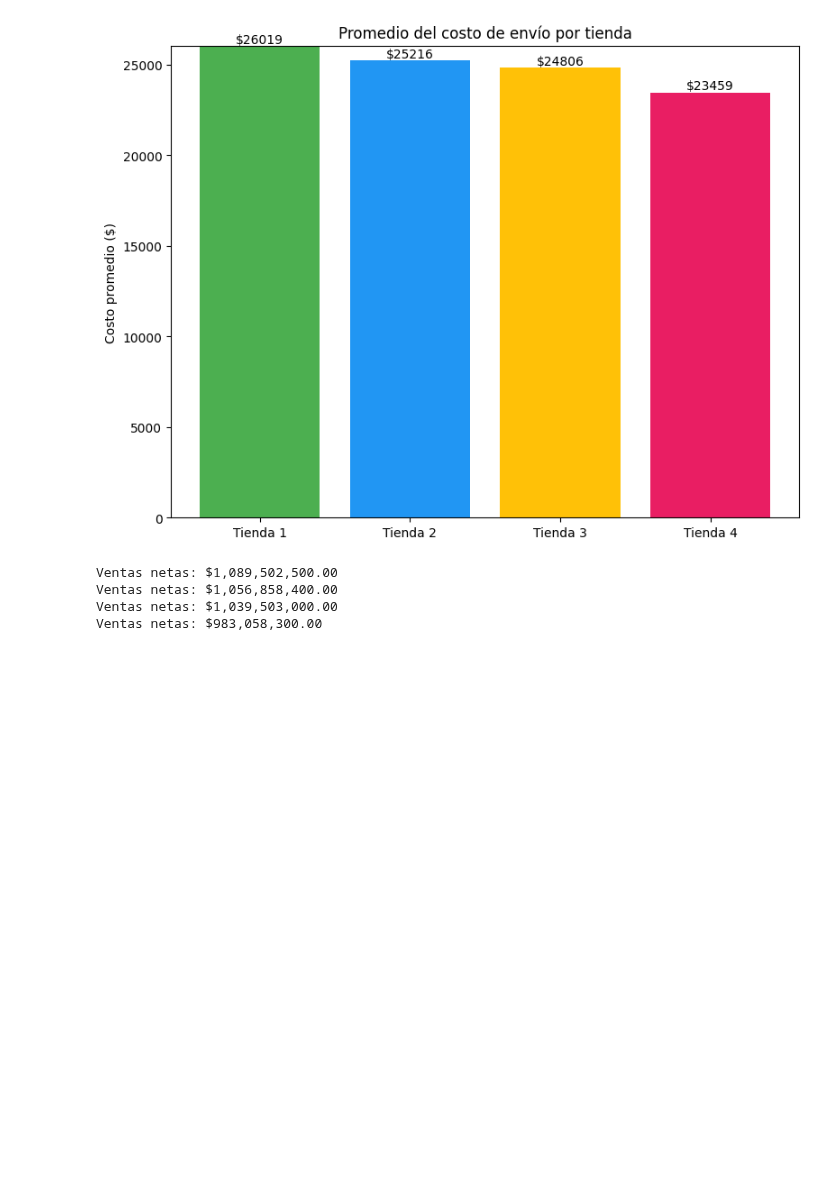
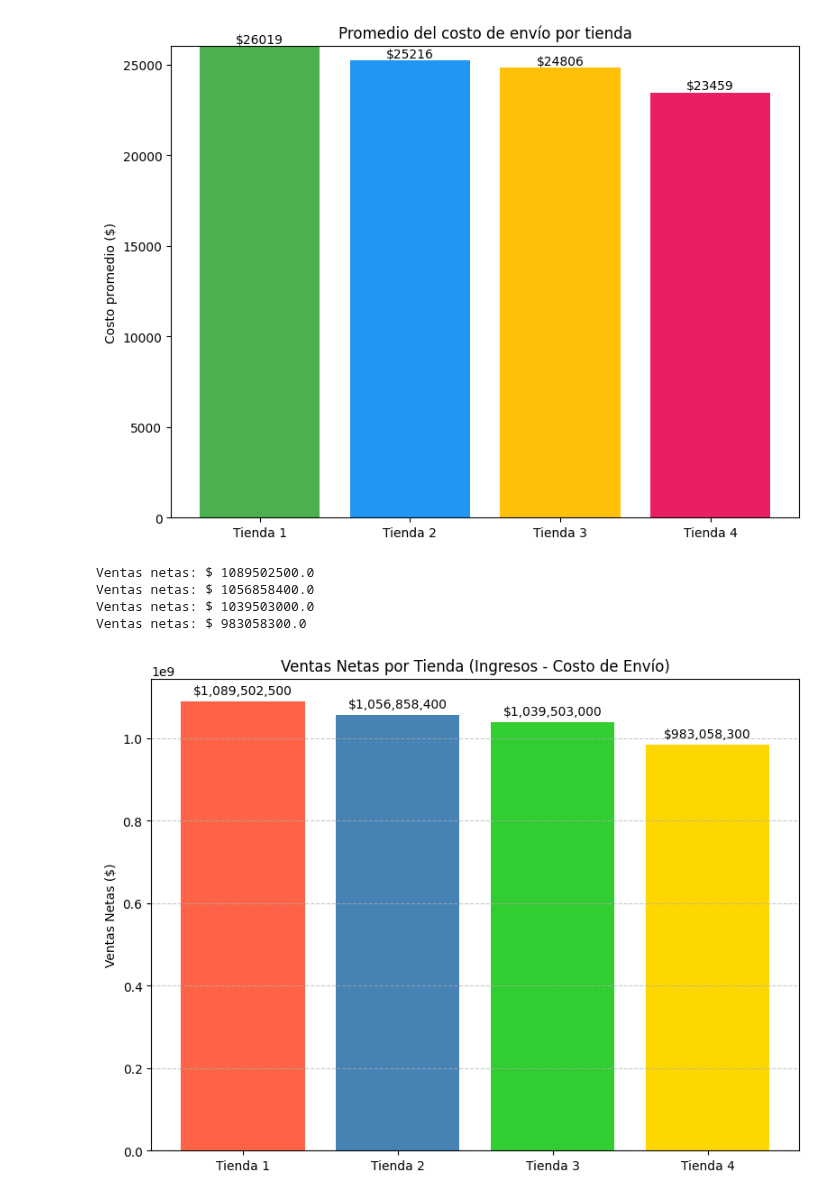
Before and after one commit to paulosky311/Challenge-Alura-Store, a Jupyter notebook: AluraStoreLatam.ipynb, the cells around one changed output. Drawn from its saved outputs; the diff is of its cells as text; code cells hidden in the pictures; blank space fills up the shorter version.

```diff
--- a/AluraStoreLatam.ipynb
+++ b/AluraStoreLatam.ipynb
@@ -395,12 +395,41 @@ ventas_netas_tienda_3 = ingreso_tienda_3 - costos_envio_tienda3
 ventas_netas_tienda_4 = ingreso_tienda_4 - costos_envio_tienda4
 
 # Mostrar el resultado
-print(f"Ventas netas: ${ventas_netas_tienda_1:,.2f}")
-print(f"Ventas netas: ${ventas_netas_tienda_2:,.2f}")
-print(f"Ventas netas: ${ventas_netas_tienda_3:,.2f}")
-print(f"Ventas netas: ${ventas_netas_tienda_4:,.2f}")
+print(f"Ventas netas: ${ventas_netas_tienda_1: }")
+print(f"Ventas netas: ${ventas_netas_tienda_2: }")
+print(f"Ventas netas: ${ventas_netas_tienda_3: }")
+print(f"Ventas netas: ${ventas_netas_tienda_4: }")
 # %% [output]
-Ventas netas: $1,089,502,500.00
-Ventas netas: $1,056,858,400.00
-Ventas netas: $1,039,503,000.00
-Ventas netas: $983,058,300.00
+Ventas netas: $ 1089502500.0
+Ventas netas: $ 1056858400.0
+Ventas netas: $ 1039503000.0
+Ventas netas: $ 983058300.0
+# %%
+# Crear figura
+plt.figure(figsize=(8, 6))
+
+# Datos para el gráfico
+tiendas = ['Tienda 1', 'Tienda 2', 'Tienda 3', 'Tienda 4']
+ventas_netas = [ventas_netas_tienda_1, ventas_netas_tienda_2, ventas_netas_tienda_3, ventas_netas_tienda_4]
+
+# Colores para las barras
+colores = ['#FF6347', '#4682B4', '#32CD32', '#FFD700'] # Tomate, Acero Azul, Verde Limón, Oro
+
+# Crear gráfico de barras
+barras = plt.bar(tiendas, ventas_netas, color=colores)
+
+# Agregar etiquetas de valor sobre cada barra
+for barra in barras:
+    height = barra.get_height()
+    plt.text(barra.get_x() + barra.get_width() / 2, height + (max(ventas_netas) * 0.01), f"${height:,.0f}", ha='center', va='bottom', fontsize=10, fontweight='medium')
+
+# Personalización
+plt.title('Ventas Netas por Tienda (Ingresos - Costo de Envío)')
+plt.ylabel('Ventas Netas ($)')
+plt.grid(axis='y', linestyle='--', alpha=0.7)
+
+# Mostrar gráfico
+plt.tight_layout()
+plt.show()
+# %% [output]
+[figure, added]
```
